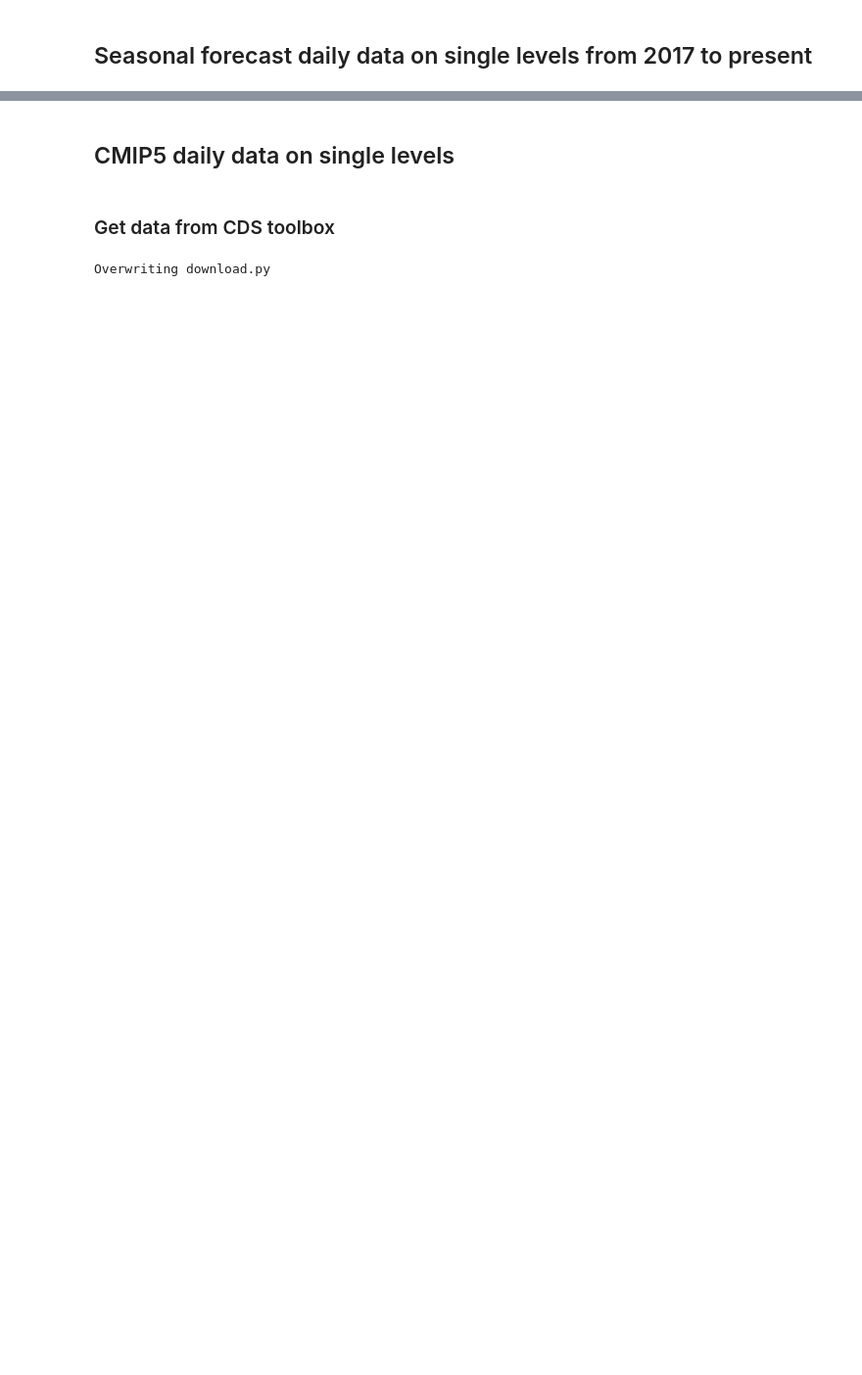
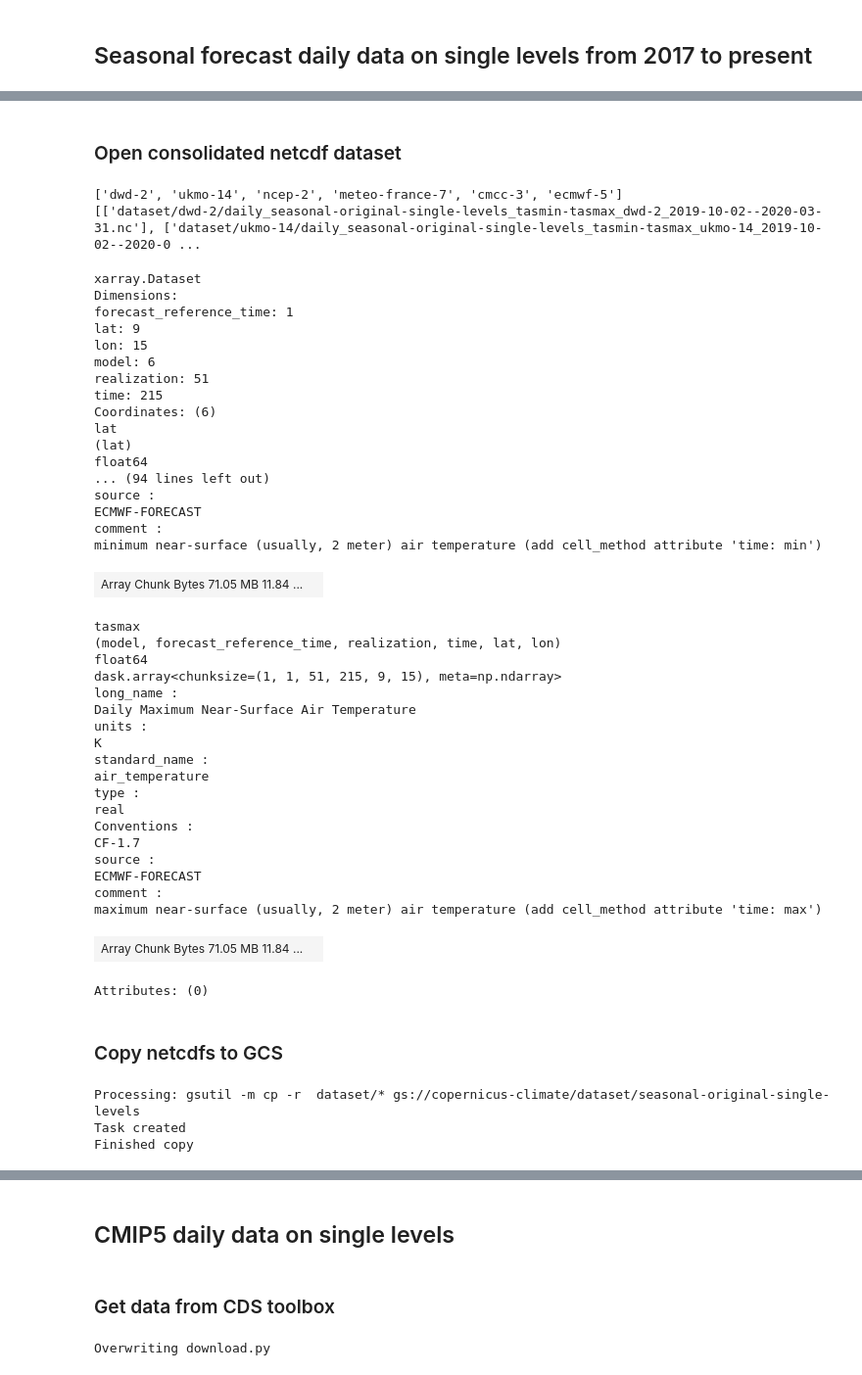
Before and after one commit to Vizzuality/copernicus-climate-data, a Jupyter notebook: cds_api.ipynb, the cells around one changed output, grey strips where cells are left out. Shown: that part at 98% size. Cells and saved outputs as stored; diff of their text form; code cells hidden in the pictures; blank space fills up the shorter version.

```diff
--- a/cds_api.ipynb
+++ b/cds_api.ipynb
@@ -302,0 +394,7 @@ gs_prefix ="gs://copernicus-climate"
+# %%
+import xarray as xr
+import glob
+fl = glob.glob("*.nc")
+xr.set_options(display_style='html')
+ds = xr.open_dataset(fl[1])
+ds.tasmin
@@ -382,0 +506,65 @@ Overwriting download.py
+# %% [markdown]
+### Open consolidated netcdf dataset
+# %%
+import os
+import glob
+
+models = os.listdir(ds_dir)
+print(models)
+fl = [glob.glob(f"{ds_dir}/{m}/*.nc") for m in models]
+#fl = glob.glob(f"{ds_dir}/*/*.nc")
+print(fl)
+#ds = xr.open_dataset(fl[0][0])
+ds = xr.open_mfdataset(fl, combine='nested', concat_dim=['model', None])
+#.sel(time=slice('2006-01-01', '2099-12-31'))
+ds
+# %% [output]
+['dwd-2', 'ukmo-14', 'ncep-2', 'meteo-france-7', 'cmcc-3', 'ecmwf-5']
+[['dataset/dwd-2/daily_seasonal-original-single-levels_tasmin-tasmax_dwd-2_2019-10-02--2020-03-31.nc'], ['dataset/ukmo-14/daily_seasonal-original-single-levels_tasmin-tasmax_ukmo-14_2019-10-02--2020-0 ...
+xarray.Dataset
+Dimensions:
+forecast_reference_time: 1
+lat: 9
+lon: 15
+model: 6
+realization: 51
+time: 215
+Coordinates: (6)
+lat
+(lat)
+float64
+... (94 lines left out)
+source :
+ECMWF-FORECAST
+comment :
+minimum near-surface (usually, 2 meter) air temperature (add cell_method attribute 'time: min')
+| Array Chunk Bytes 71.05 MB 11.84 ... |  |
+tasmax
+(model, forecast_reference_time, realization, time, lat, lon)
+float64
+dask.array<chunksize=(1, 1, 51, 215, 9, 15), meta=np.ndarray>
+long_name :
+Daily Maximum Near-Surface Air Temperature
+units :
+K
+standard_name :
+air_temperature
+type :
+real
+Conventions :
+CF-1.7
+source :
+ECMWF-FORECAST
+comment :
+maximum near-surface (usually, 2 meter) air temperature (add cell_method attribute 'time: max')
+| Array Chunk Bytes 71.05 MB 11.84 ... |  |
+Attributes: (0)
+# %% [markdown]
+### Copy netcdfs to GCS
+# %%
+import os
+copy_gcs([os.path.join(ds_dir, "*")], [os.path.join(gs_prefix, ds_dir, "seasonal-original-single-levels")])
+# %% [output]
+Processing: gsutil -m cp -r  dataset/* gs://copernicus-climate/dataset/seasonal-original-single-levels
+Task created
+Finished copy
```
Also changed, not shown: parts of 50 cells of this notebook.
